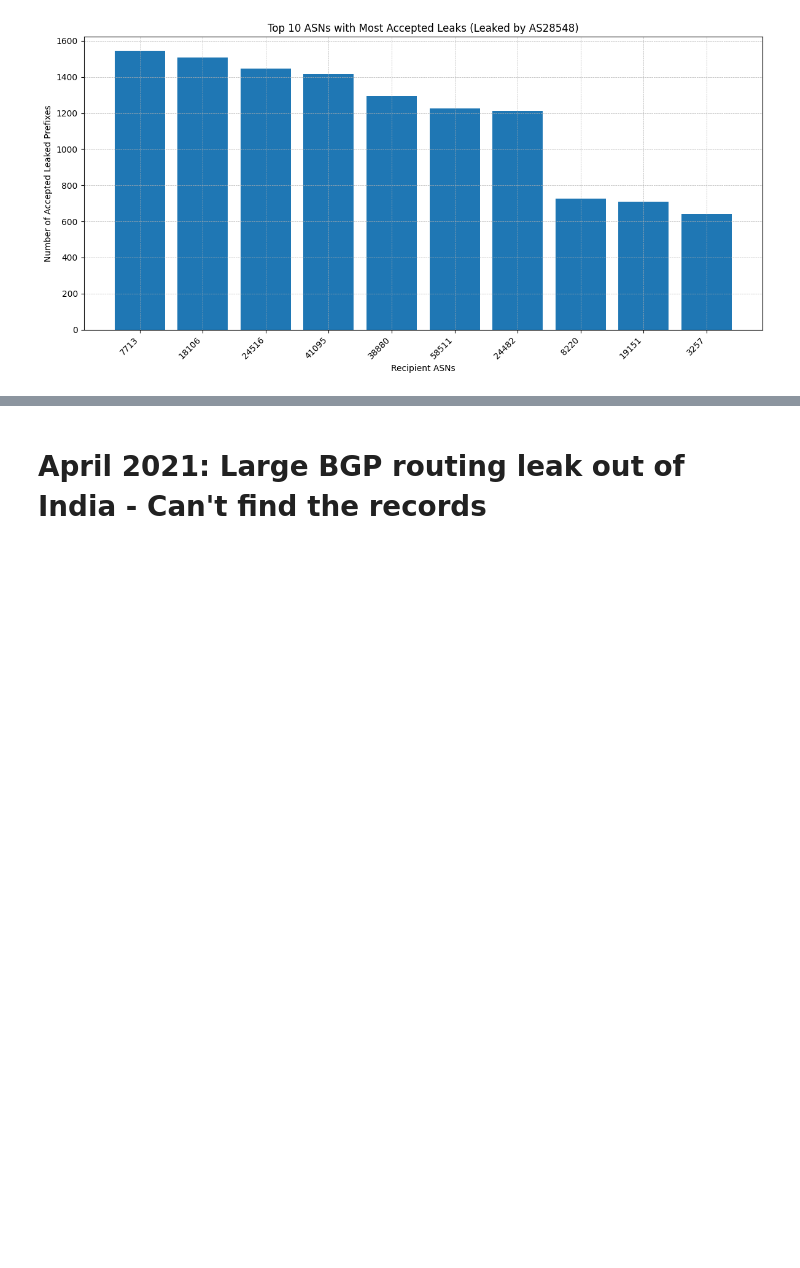
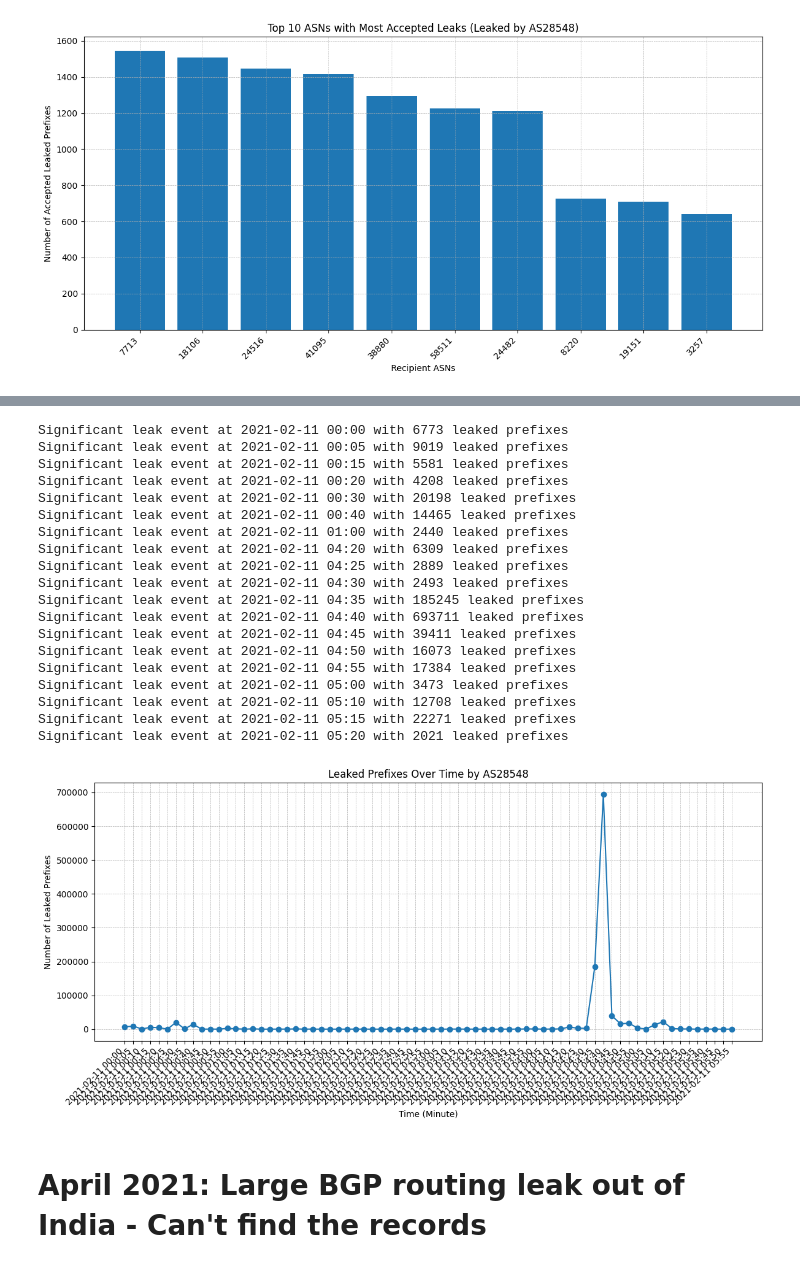
Before and after one commit to hyonbokan/BGP_data_analysis, a Jupyter notebook: PyBGPStream_real_cases_2.ipynb, the cells around one changed output, grey strips where cells are left out. Drawn from its saved outputs; the diff is of its cells as text; code cells hidden in the pictures; blank space fills up the shorter version.

```diff
--- a/PyBGPStream_real_cases_2.ipynb
+++ b/PyBGPStream_real_cases_2.ipynb
@@ -120,0 +108,58 @@ plt.show()
+# %%
+import pybgpstream
+import matplotlib.pyplot as plt
+from datetime import datetime
+from collections import defaultdict
+
+# Define the time window around the incident
+start_time = "2021-02-11 00:00:00 UTC"
+end_time = "2021-02-11 05:59:59 UTC"
+
+# Target ASN that propagated the leaks
+leaking_asn = "28548"
+
+# Initialize BGPStream
+stream = pybgpstream.BGPStream(
+    from_time=start_time,
+    until_time=end_time,
+    record_type="updates"
+)
+
+# Store counts of leaked prefixes over time
+leaked_prefixes_over_time = defaultdict(int)
+
+# Process BGP records
+for rec in stream.records():
+    for elem in rec:
+        if elem.type == "A":
+            as_path = elem.fields["as-path"].split()
+            prefix = elem.fields["prefix"]
+            if leaking_asn in as_path:
+                # Adjusting timestamp to 5-minute intervals
+                timestamp = datetime.utcfromtimestamp(rec.time)
+                timestamp_minute = timestamp.replace(minute=timestamp.minute - timestamp.minute % 5).strftime('%Y-%m-%d %H:%M')
+                leaked_prefixes_over_time[timestamp_minute] += 1
+
+# Visualizing the spike in leaked prefixes over time
+timestamps = sorted(leaked_prefixes_over_time.keys())
+counts = [leaked_prefixes_over_time[ts] for ts in timestamps]
+
+plt.figure(figsize=(12, 6))
+plt.plot(timestamps, counts, marker='o', linestyle='-')
+
+# Threshold for flagging
+threshold = 2000
+
+# Check and print flags for significant leak events
+for ts, count in leaked_prefixes_over_time.items():
+    if count > threshold:
+        print(f"Significant leak event at {ts} with {count} leaked prefixes")
+
+plt.xlabel('Time (Minute)')
+plt.ylabel('Number of Leaked Prefixes')
+plt.title(f'Leaked Prefixes Over Time by AS{leaking_asn}')
+plt.xticks(rotation=45, ha='right')
+plt.grid(True, which='both', linestyle='--', linewidth=0.5)
+plt.tight_layout()
+plt.show()
+# %% [output]
@@ -121,3 +183,23 @@ plt.show()
+Significant leak event at 2021-02-11 00:00 with 6773 leaked prefixes
+Significant leak event at 2021-02-11 00:05 with 9019 leaked prefixes
+Significant leak event at 2021-02-11 00:15 with 5581 leaked prefixes
+Significant leak event at 2021-02-11 00:20 with 4208 leaked prefixes
+Significant leak event at 2021-02-11 00:30 with 20198 leaked prefixes
+Significant leak event at 2021-02-11 00:40 with 14465 leaked prefixes
+Significant leak event at 2021-02-11 01:00 with 2440 leaked prefixes
+Significant leak event at 2021-02-11 04:20 with 6309 leaked prefixes
+Significant leak event at 2021-02-11 04:25 with 2889 leaked prefixes
+Significant leak event at 2021-02-11 04:30 with 2493 leaked prefixes
+Significant leak event at 2021-02-11 04:35 with 185245 leaked prefixes
+Significant leak event at 2021-02-11 04:40 with 693711 leaked prefixes
+Significant leak event at 2021-02-11 04:45 with 39411 leaked prefixes
+Significant leak event at 2021-02-11 04:50 with 16073 leaked prefixes
+Significant leak event at 2021-02-11 04:55 with 17384 leaked prefixes
+Significant leak event at 2021-02-11 05:00 with 3473 leaked prefixes
+Significant leak event at 2021-02-11 05:10 with 12708 leaked prefixes
+Significant leak event at 2021-02-11 05:15 with 22271 leaked prefixes
+Significant leak event at 2021-02-11 05:20 with 2021 leaked prefixes
+[figure, added]
 # %% [markdown]
 # April 2021: Large BGP routing leak out of India - Can't find the records
 # %%
```
Also changed, not shown: parts of 4 cells of this notebook, 2 other files.
